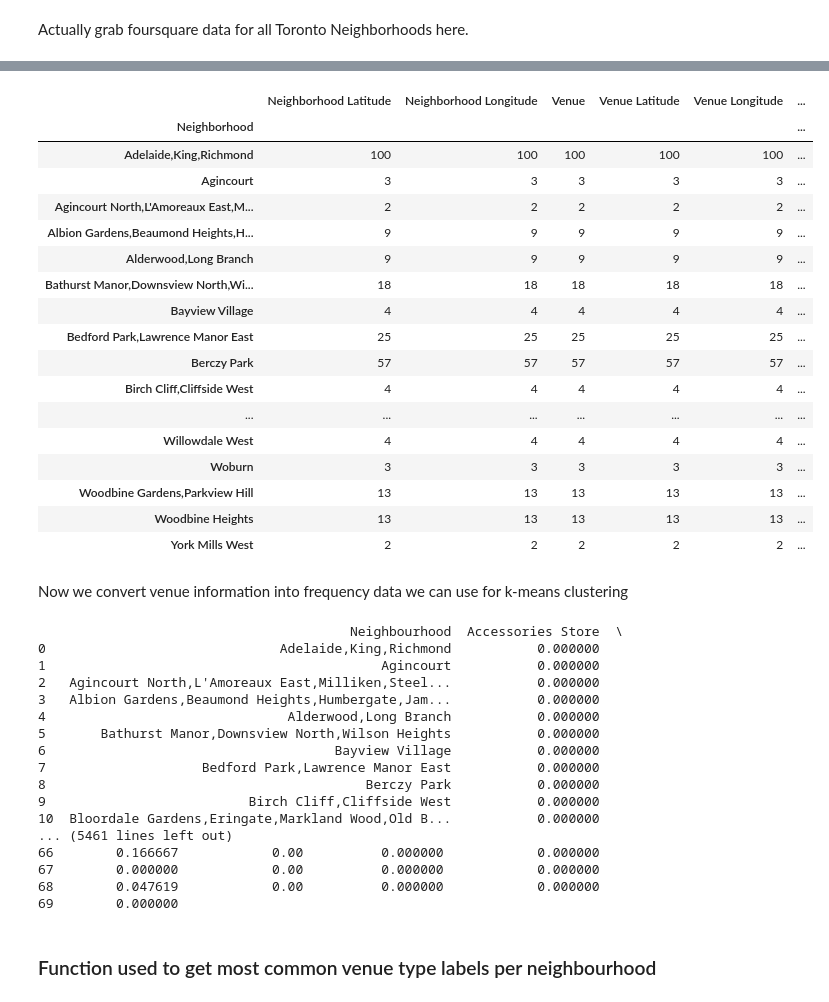
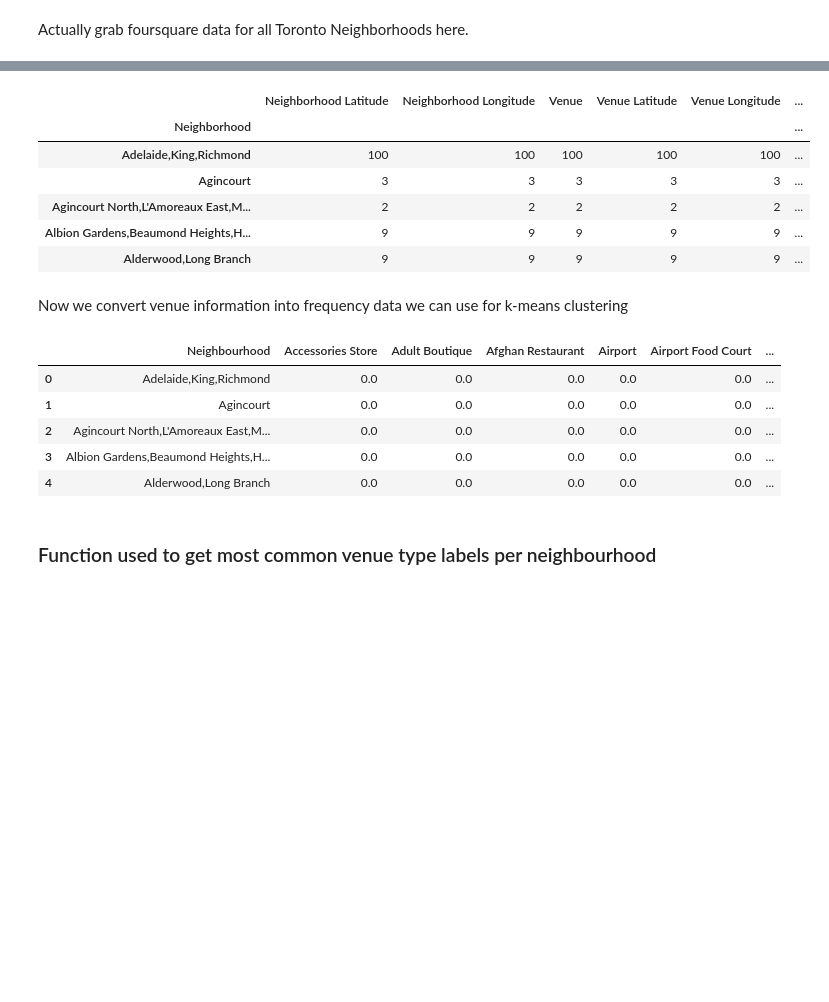
Before and after one commit to maxpwilson/CourseraProject, a Jupyter notebook: TorontoPostalCodesPart3.ipynb, the cells around one changed output, grey strips where cells are left out. Drawn from its saved outputs; the diff is of its cells as text; code cells hidden in the pictures; blank space fills up the shorter version.

```diff
--- a/TorontoPostalCodesPart3.ipynb
+++ b/TorontoPostalCodesPart3.ipynb
@@ -171,24 +153,13 @@ Northwest
 # %%
-Toronto_venues.groupby('Neighborhood').count()
+Toronto_venues.groupby('Neighborhood').count().head()
 # %% [output]
 |  | Neighborhood Latitude | Neighborhood Longitude | Venue | Venue Latitude | Venue Longitude | ... |
 | Neighborhood |  |  |  |  |  | ... |
 | Adelaide,King,Richmond | 100 | 100 | 100 | 100 | 100 | ... |
 | Agincourt | 3 | 3 | 3 | 3 | 3 | ... |
 | Agincourt North,L'Amoreaux East,M... | 2 | 2 | 2 | 2 | 2 | ... |
 | Albion Gardens,Beaumond Heights,H... | 9 | 9 | 9 | 9 | 9 | ... |
 | Alderwood,Long Branch | 9 | 9 | 9 | 9 | 9 | ... |
-| Bathurst Manor,Downsview North,Wi... | 18 | 18 | 18 | 18 | 18 | ... |
-| Bayview Village | 4 | 4 | 4 | 4 | 4 | ... |
-| Bedford Park,Lawrence Manor East | 25 | 25 | 25 | 25 | 25 | ... |
-| Berczy Park | 57 | 57 | 57 | 57 | 57 | ... |
-| Birch Cliff,Cliffside West | 4 | 4 | 4 | 4 | 4 | ... |
-| ... | ... | ... | ... | ... | ... | ... |
-| Willowdale West | 4 | 4 | 4 | 4 | 4 | ... |
-| Woburn | 3 | 3 | 3 | 3 | 3 | ... |
-| Woodbine Gardens,Parkview Hill | 13 | 13 | 13 | 13 | 13 | ... |
-| Woodbine Heights | 13 | 13 | 13 | 13 | 13 | ... |
-| York Mills West | 2 | 2 | 2 | 2 | 2 | ... |
 # %% [markdown]
 Now we convert venue information into frequency data we can use for k-means clustering
 # %%
@@ -197,25 +168,14 @@ toronto_onehot['Neighbourhood'] = Toronto_venues['Neighborhood']
 fixed_columns = [toronto_onehot.columns[-1]] + list(toronto_onehot.columns[:-1])
 toronto_onehot = toronto_onehot[fixed_columns]
 toronto_grouped = toronto_onehot.groupby('Neighbourhood').mean().reset_index()
-toronto_grouped
+toronto_grouped.head()
 # %% [output]
-                                        Neighbourhood  Accessories Store  \
-0                              Adelaide,King,Richmond           0.000000
-1                                           Agincourt           0.000000
-2   Agincourt North,L'Amoreaux East,Milliken,Steel...           0.000000
-3   Albion Gardens,Beaumond Heights,Humbergate,Jam...           0.000000
-4                               Alderwood,Long Branch           0.000000
-5       Bathurst Manor,Downsview North,Wilson Heights           0.000000
-6                                     Bayview Village           0.000000
-7                    Bedford Park,Lawrence Manor East           0.000000
-8                                         Berczy Park           0.000000
-9                          Birch Cliff,Cliffside West           0.000000
-10  Bloordale Gardens,Eringate,Markland Wood,Old B...           0.000000
-... (5461 lines left out)
-66        0.166667            0.00          0.000000            0.000000
-67        0.000000            0.00          0.000000            0.000000
-68        0.047619            0.00          0.000000            0.000000
-69        0.000000
+|  | Neighbourhood | Accessories Store | Adult Boutique | Afghan Restaurant | Airport | Airport Food Court | ... |
+| 0 | Adelaide,King,Richmond | 0.0 | 0.0 | 0.0 | 0.0 | 0.0 | ... |
+| 1 | Agincourt | 0.0 | 0.0 | 0.0 | 0.0 | 0.0 | ... |
+| 2 | Agincourt North,L'Amoreaux East,M... | 0.0 | 0.0 | 0.0 | 0.0 | 0.0 | ... |
+| 3 | Albion Gardens,Beaumond Heights,H... | 0.0 | 0.0 | 0.0 | 0.0 | 0.0 | ... |
+| 4 | Alderwood,Long Branch | 0.0 | 0.0 | 0.0 | 0.0 | 0.0 | ... |
 # %% [markdown]
 ### Function used to get most common venue type labels per neighbourhood
 # %%
```
Also changed, not shown: parts of 3 cells of this notebook.
